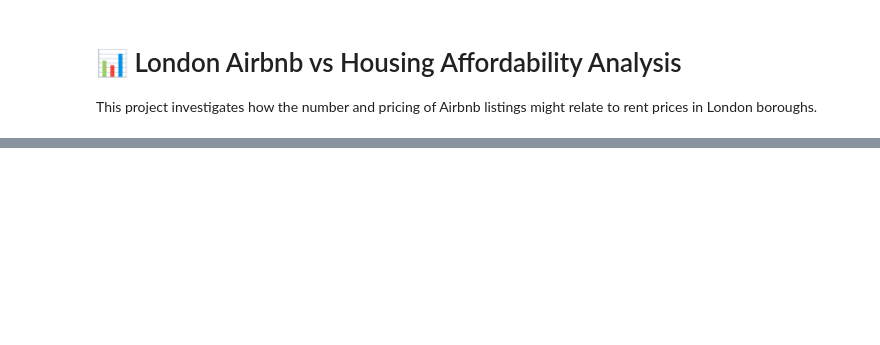
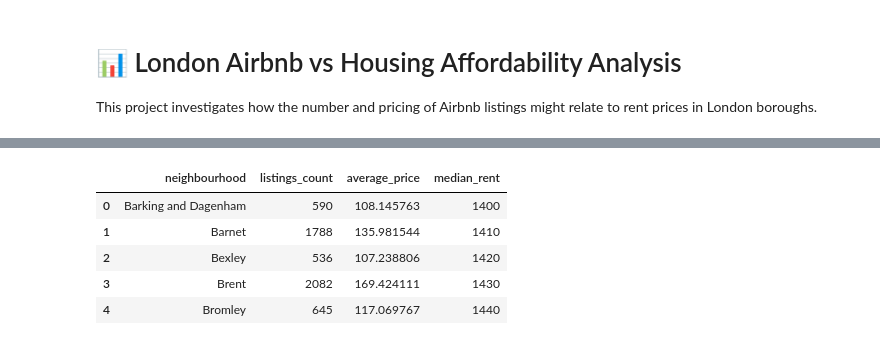
Before and after one commit to ternce-bennett/london_airbnb_housing-analysis, a Jupyter notebook: analysis.ipynb, the cells around one changed output, grey strips where cells are left out. Drawn from its saved outputs; the diff is of its cells as text; code cells hidden in the pictures; blank space fills up the shorter version.

```diff
--- a/analysis.ipynb
+++ b/analysis.ipynb
@@ -15,15 +24,18 @@ df.head()
 # %%
 # Keep only relevant columns
-columns = ['neighbourhood_cleansed', 'price']
+columns = ['neighbourhood', 'price']
 df = df[columns]
 
-# Clean price column: remove currency symbols and convert to float
-df['price'] = df['price'].replace('[\$,]', '', regex=True).astype(float)
+# Clean price column: remove currency symbols and convert to float, coercing errors
+df['price'] = pd.to_numeric(df['price'].replace('[\$,]', '', regex=True), errors='coerce')
+
+# Drop rows where price is NaN after conversion
+df.dropna(subset=['price'], inplace=True)
 
 # Group by borough and calculate:
 # - number of listings
 # - average nightly price
-airbnb_summary = df.groupby('neighbourhood_cleansed').agg(
+airbnb_summary = df.groupby('neighbourhood').agg(
     listings_count=('price', 'count'),
     average_price=('price', 'mean')
 ).reset_index()
@@ -32,14 +51,21 @@ airbnb_summary.head()
 # %%
 # Add sample (mock) rent data
 # You can replace this later with real rent data by borough
 mock_rent_data = pd.DataFrame({
-    'neighbourhood_cleansed': airbnb_summary['neighbourhood_cleansed'],
+    'neighbourhood': airbnb_summary['neighbourhood'],
     'median_rent': [1400 + i * 10 for i in range(len(airbnb_summary))]  # example only
 })
 
 # Merge Airbnb data with mock rent data
-merged = airbnb_summary.merge(mock_rent_data, on='neighbourhood_cleansed')
+merged = airbnb_summary.merge(mock_rent_data, on='neighbourhood')
 merged.head()
+# %% [output]
+|  | neighbourhood | listings_count | average_price | median_rent |
+| 0 | Barking and Dagenham | 590 | 108.145763 | 1400 |
+| 1 | Barnet | 1788 | 135.981544 | 1410 |
+| 2 | Bexley | 536 | 107.238806 | 1420 |
+| 3 | Brent | 2082 | 169.424111 | 1430 |
+| 4 | Bromley | 645 | 117.069767 | 1440 |
 # %%
 # Plot 1: Listings count vs Median Rent
 plt.figure(figsize=(10,6))
```
Also changed, not shown: parts of 7 cells of this notebook.
